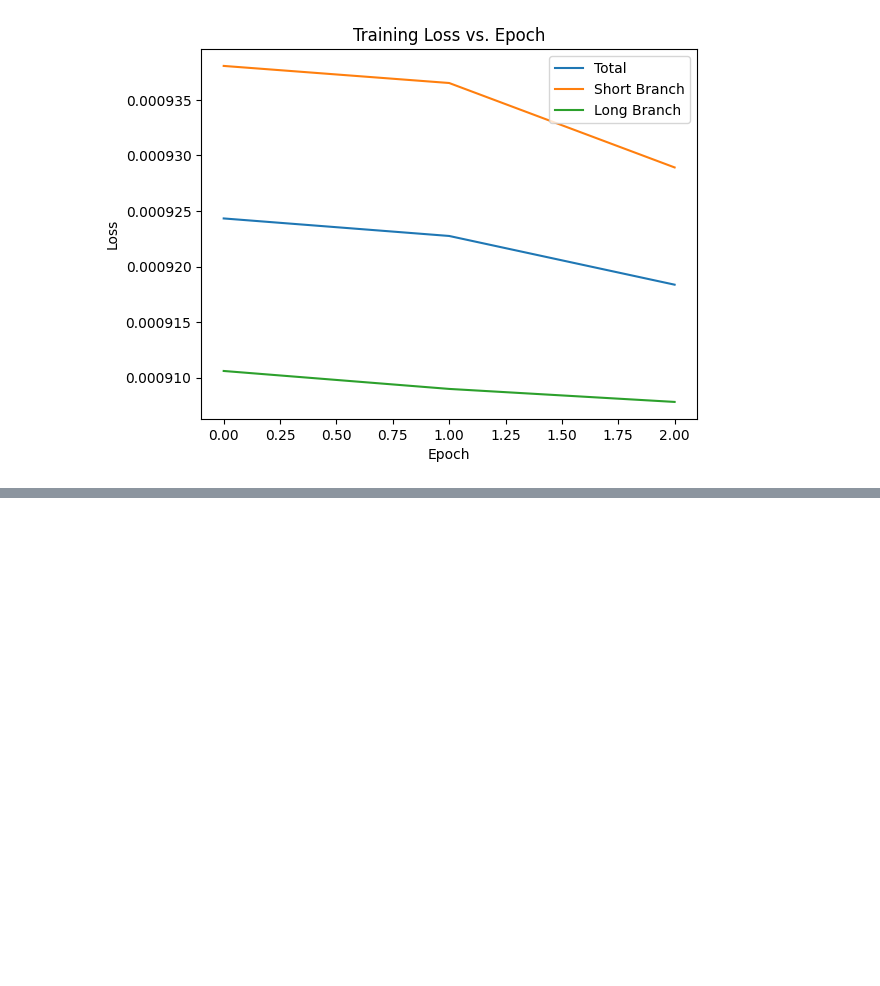
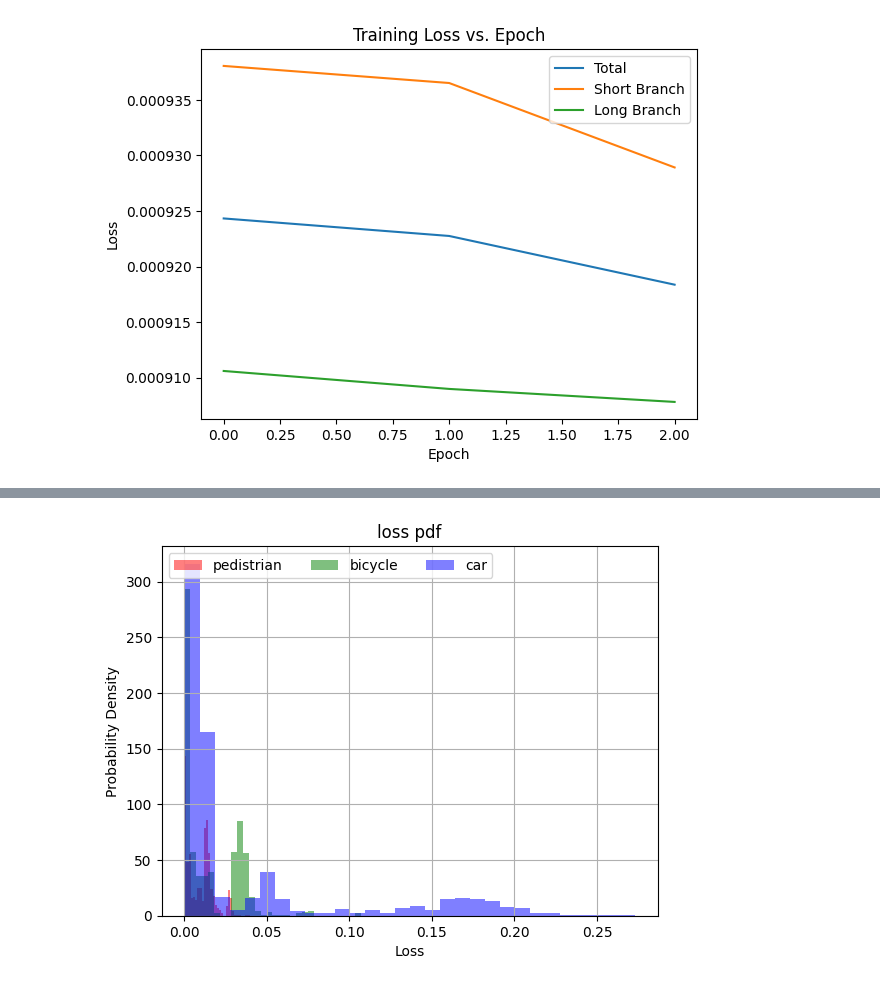
Before and after one commit to ENELEngineering/ENDG511_Project_RODNet, a Jupyter notebook: experiment.ipynb, the cells around one changed output, grey strips where cells are left out. Saved outputs shown, nothing was run; the diff lists cells and outputs as text; code cells hidden in the pictures; blank space fills up the shorter version.

```diff
--- a/experiment.ipynb
+++ b/experiment.ipynb
@@ -208,2 +245,14 @@ plt.show()
+# %%
+plt.hist(np.round(np.array(validation_loss_class_0),6), bins=30, color='red', alpha=0.5, label='pedistrian')
+plt.hist(np.round(np.array(validation_loss_class_1),6), bins=30, color='green', alpha=0.5, label='bicycle')
+plt.hist(np.round(np.array(validation_loss_class_2),6), bins=30, color='blue', alpha=0.5, label='car')
+plt.title('loss pdf')
+plt.xlabel('Loss')
+plt.ylabel('Probability Density')
+plt.legend(loc='upper left', ncol=3)
+plt.grid(True)
+plt.show()
+# %% [output]
+[figure, added]
 # %%
 rod_v1 = ROD_V1(in_channels=2, n_class=n_class).to(device)
```
Also changed, not shown: parts of 23 cells of this notebook.
